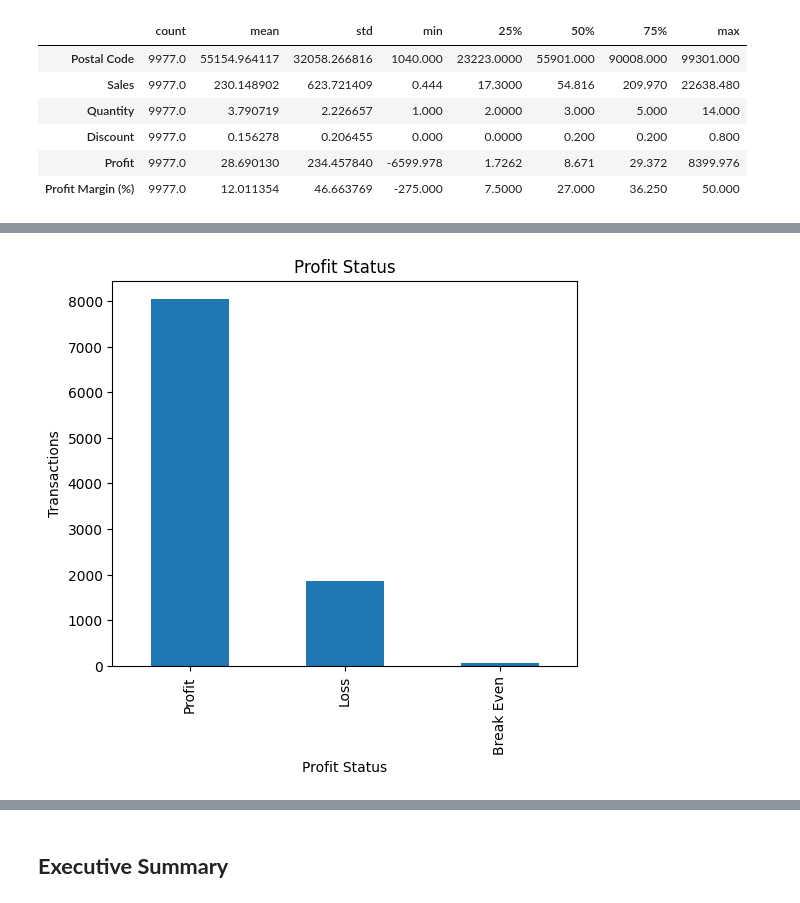
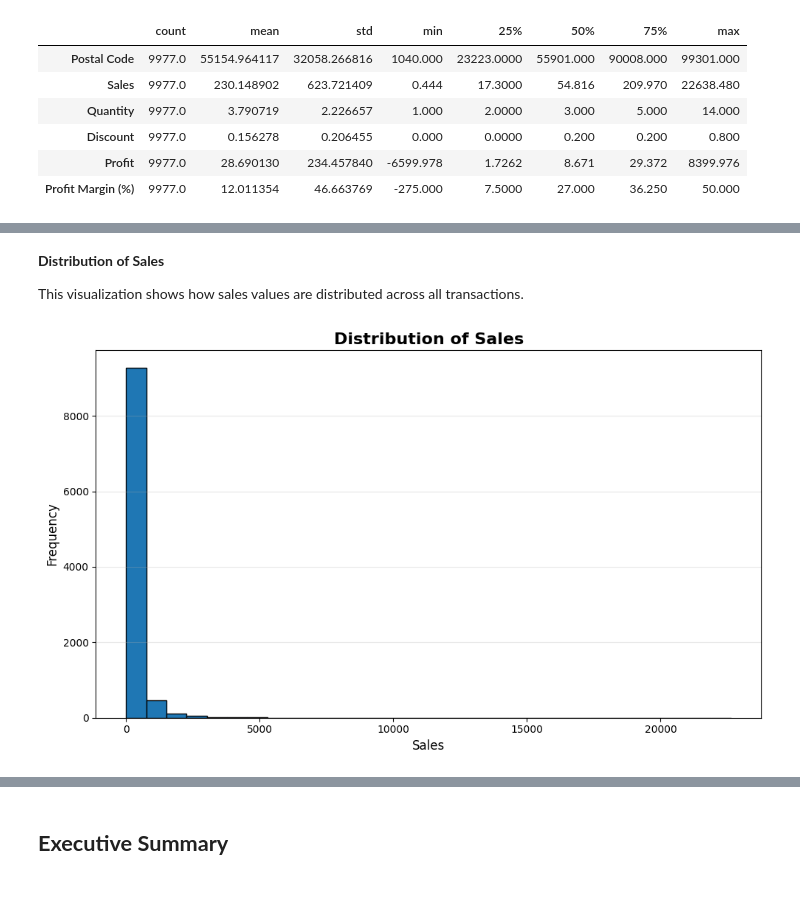
Before and after one commit to azahratawp-ctrl/Ecommerce-Sales-Analysis, a Jupyter notebook: E_CommerceSalesAnalysis.ipynb, the cells around one changed output, grey strips where cells are left out. Drawn from its saved outputs; the diff is of its cells as text; code cells hidden in the pictures.

```diff
--- a/E_CommerceSalesAnalysis.ipynb
+++ b/E_CommerceSalesAnalysis.ipynb
@@ -522,14 +281,24 @@ dtype: int64
-# %%
-profit_status = df_clean["Profit Status"].value_counts()
-
-plt.figure(figsize=(6,5))
-
-profit_status.plot(kind="bar")
-
-plt.title("Profit Status")
-
-plt.ylabel("Transactions")
-
-plt.show()
-# %% [output]
-[figure, removed]
+# %% [markdown]
+**Distribution of Sales**
+
+This visualization shows how sales values are distributed across all transactions.
+# %%
+plt.figure(figsize=(10,6))
+
+plt.hist(
+    df_clean["Sales"],
+    bins=30,
+    edgecolor='black'
+)
+
+plt.title("Distribution of Sales", fontsize=16, fontweight='bold')
+plt.xlabel("Sales", fontsize=12)
+plt.ylabel("Frequency", fontsize=12)
+
+plt.grid(axis='y', alpha=0.3)
+
+plt.tight_layout()
+
+plt.show()
+# %% [output]
+[figure, added]
```
Also changed, not shown: parts of 71 cells of this notebook.
